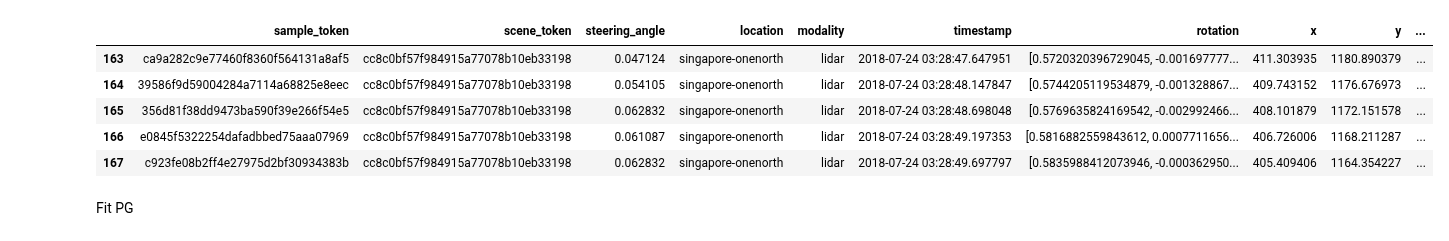
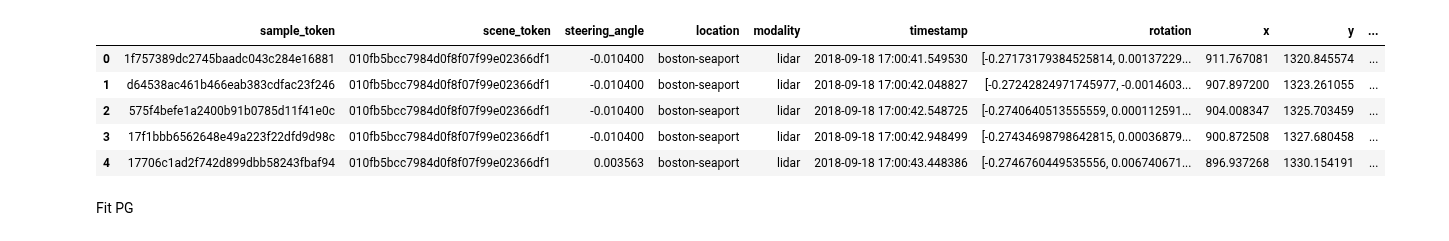
Before and after one commit to SaraMo14/MasterThesis, a Jupyter notebook: test_discretizer.ipynb, the cells around one changed output. Drawn from its saved outputs; the diff is of its cells as text; code cells hidden in the pictures.

```diff
--- a/test_discretizer.ipynb
+++ b/test_discretizer.ipynb
@@ -44,29 +23,29 @@ Done reverse indexing in 0.1 seconds.
 # %%
 
 dtype_dict = {
     'modality': 'category',  # for limited set of modalities, 'category' is efficient
     'scene_token': 'str',
     'timestamp': 'str',  # To enable datetime operations
     'rotation': 'object',  # Quaternion (lists)
     'x': 'float64',
     'y': 'float64',
     'z': 'float64',
     'yaw': 'float64',
     'velocity': 'float64',
     'acceleration': 'float64',
     'yaw_rate': 'float64'}
-df = pd.read_csv(DATAROOT / 'train_v1.0-mini_lidar_0.csv', dtype=dtype_dict, parse_dates=['timestamp'])
+df = pd.read_csv(DATAROOT / 'test_v1.0-trainval_lidar_0.csv', dtype=dtype_dict, parse_dates=['timestamp'])
 #df['detect_CAM_FRONT'] = df['detect_CAM_FRONT'].apply(lambda x: ast.literal_eval(x))
 #df['detect_CAM_BACK'] = df['detect_CAM_BACK'].apply(lambda x: ast.literal_eval(x))
-city ='singapore-onenorth'#'boston-seaport'#'singapore-hollandvillage' # 'boston-seaport' #'boston-seaport'#'singapore-onenorth' boston-seaport'#
+city ='boston-seaport'#'singapore-hollandvillage' # 'boston-seaport' #'boston-seaport'#'singapore-onenorth' boston-seaport'#
 df = df[df['location'] == city]
 df.head()
 # %% [output]
 |  | sample_token | scene_token | steering_angle | location | modality | timestamp | rotation | x | y | ... |
-| 163 | ca9a282c9e77460f8360f564131a8af5 | cc8c0bf57f984915a77078b10eb33198 | 0.047124 | singapore-onenorth | lidar | 2018-07-24 03:28:47.647951 | [0.5720320396729045, -0.001697777... | 411.303935 | 1180.890379 | ... |
-| 164 | 39586f9d59004284a7114a68825e8eec | cc8c0bf57f984915a77078b10eb33198 | 0.054105 | singapore-onenorth | lidar | 2018-07-24 03:28:48.147847 | [0.5744205119534879, -0.001328867... | 409.743152 | 1176.676973 | ... |
-| 165 | 356d81f38dd9473ba590f39e266f54e5 | cc8c0bf57f984915a77078b10eb33198 | 0.062832 | singapore-onenorth | lidar | 2018-07-24 03:28:48.698048 | [0.5769635824169542, -0.002992466... | 408.101879 | 1172.151578 | ... |
-| 166 | e0845f5322254dafadbbed75aaa07969 | cc8c0bf57f984915a77078b10eb33198 | 0.061087 | singapore-onenorth | lidar | 2018-07-24 03:28:49.197353 | [0.5816882559843612, 0.0007711656... | 406.726006 | 1168.211287 | ... |
-| 167 | c923fe08b2ff4e27975d2bf30934383b | cc8c0bf57f984915a77078b10eb33198 | 0.062832 | singapore-onenorth | lidar | 2018-07-24 03:28:49.697797 | [0.5835988412073946, -0.000362950... | 405.409406 | 1164.354227 | ... |
+| 0 | 1f757389dc2745baadc043c284e16881 | 010fb5bcc7984d0f8f07f99e02366df1 | -0.010400 | boston-seaport | lidar | 2018-09-18 17:00:41.549530 | [-0.27173179384525814, 0.00137229... | 911.767081 | 1320.845574 | ... |
+| 1 | d64538ac461b466eab383cdfac23f246 | 010fb5bcc7984d0f8f07f99e02366df1 | -0.010400 | boston-seaport | lidar | 2018-09-18 17:00:42.048827 | [-0.27242824971745977, -0.0014603... | 907.897200 | 1323.261055 | ... |
+| 2 | 575f4befe1a2400b91b0785d11f41e0c | 010fb5bcc7984d0f8f07f99e02366df1 | -0.010400 | boston-seaport | lidar | 2018-09-18 17:00:42.548725 | [-0.2740640513555559, 0.000112591... | 904.008347 | 1325.703459 | ... |
+| 3 | 17f1bbb6562648e49a223f22dfd9d98c | 010fb5bcc7984d0f8f07f99e02366df1 | -0.010400 | boston-seaport | lidar | 2018-09-18 17:00:42.948499 | [-0.27434698798642815, 0.00036879... | 900.872508 | 1327.680458 | ... |
+| 4 | 17706c1ad2f742d899dbb58243fbaf94 | 010fb5bcc7984d0f8f07f99e02366df1 | 0.003563 | boston-seaport | lidar | 2018-09-18 17:00:43.448386 | [-0.2746760449535556, 0.006740671... | 896.937268 | 1330.154191 | ... |
 # %% [markdown]
 Fit PG
```
Also changed, not shown: parts of 19 cells of this notebook, 14 other files.
